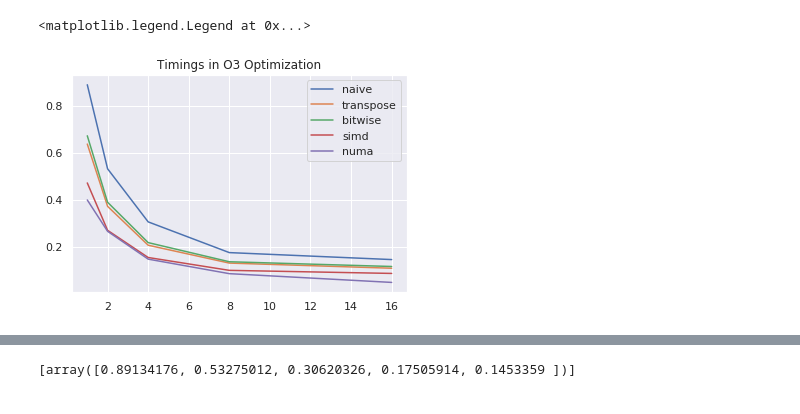
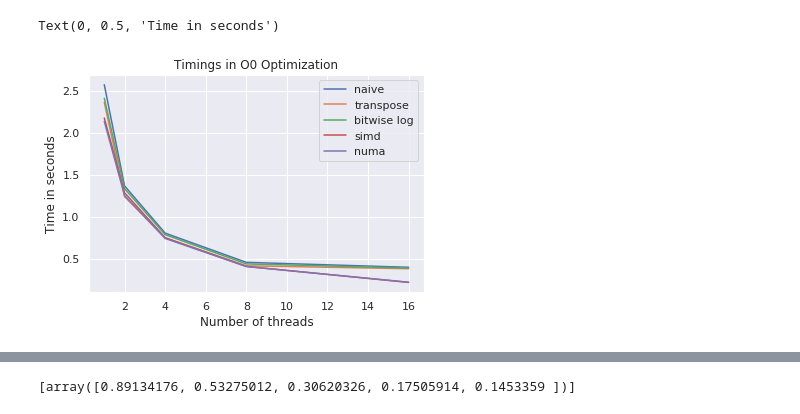
Before and after one commit to keremyldrr/CS406, a Jupyter notebook: Paralel Stats.ipynb, the cells around one changed output, grey strips where cells are left out. Drawn from its saved outputs; the diff is of its cells as text; code cells hidden in the pictures.

```diff
--- a/Paralel Stats.ipynb
+++ b/Paralel Stats.ipynb
@@ -21,8 +44,12 @@ bitwise_result_O3=[]
 bitwise_result_O0=[]
 trans_result_O3 = []
 trans_result_O0 = []
-numa_result_O0 = []
 numa_result_O3 = []
+
+#numa_result_O3_1 = []
+#numa_result_O3_2 = []
+#numa_result_O3_3 = []
+
 for elem in allof:
     if elem[1].find("input4") == -1:
         continue
@@ -70,11 +114,13 @@ sns.set()
 # %%
-plt.title("Timings in O3 Optimization")
-plt.plot([1,2,4,8,16],naive_results_O3[0])
-plt.plot([1,2,4,8,16],trans_result_O3[0])
-plt.plot([1,2,4,8,16],bitwise_result_O3[0])
-plt.plot([1,2,4,8,16],simd_results_O3[0])
-plt.plot([1,2,4,8,16],numa_result_O3[0])
-plt.legend(["naive","transpose","bitwise","simd","numa"])
+plt.title("Timings in O0 Optimization")
+plt.plot([1,2,4,8,16],naive_results_O0[0])
+plt.plot([1,2,4,8,16],trans_result_O0[0])
+plt.plot([1,2,4,8,16],bitwise_result_O0[0])
+plt.plot([1,2,4,8,16],simd_results_O0[0])
+plt.plot([1,2,4,8,16],numa_result_O0[0])
+plt.legend(["naive","transpose","bitwise log","simd","numa"])
+plt.xlabel("Number of threads")
+plt.ylabel("Time in seconds")
 # %% [output]
-<matplotlib.legend.Legend at 0x...>
+Text(0, 0.5, 'Time in seconds')
-[figure, old version]
+[figure, new version]
```
Also changed, not shown: parts of 23 cells of this notebook, 15 other files.
